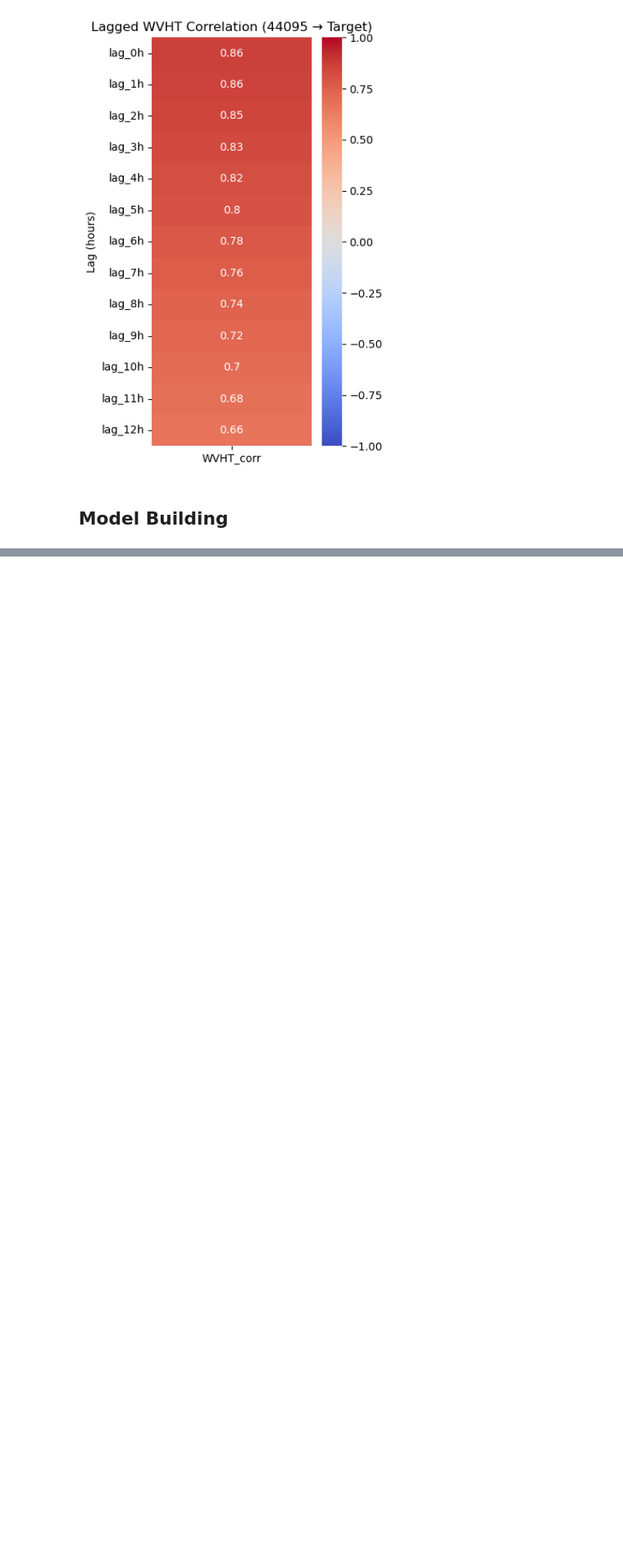
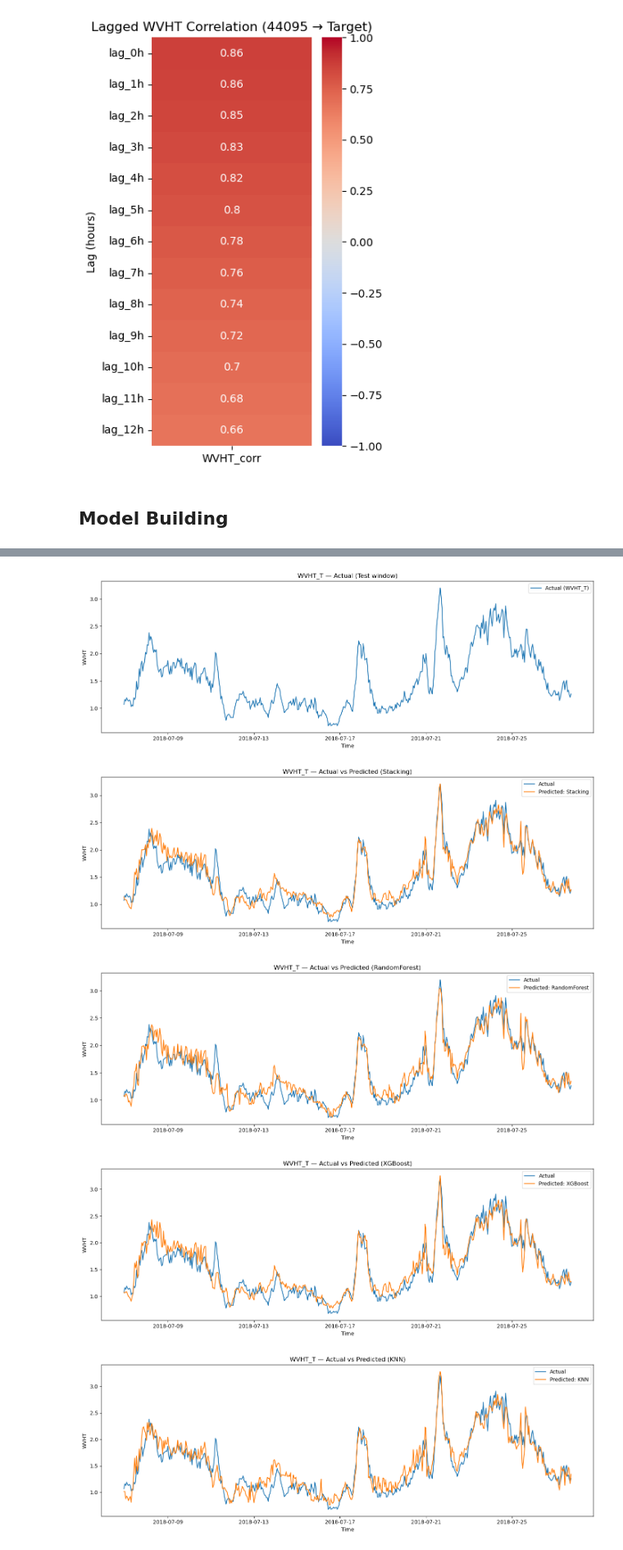
Before and after one commit to RichelCode/Wave-Energy-Forecasting, a Jupyter notebook: Wave_analysis_Considering_Two_Stations.ipynb, the cells around one changed output, grey strips where cells are left out. Shown at 82% size. Cells and saved outputs as stored; diff of their text form; code cells hidden in the pictures; blank space fills up the shorter version.

```diff
--- a/Wave_analysis_Considering_Two_Stations.ipynb
+++ b/Wave_analysis_Considering_Two_Stations.ipynb
@@ -124,0 +167,13 @@ plt.show()
+# %%
+# =========================
+# Time-based split (train first 80%, test last 20%)
+# =========================
+split_idx = int(len(df) * 0.8)
+
+train_df = df.iloc[:split_idx].copy()
+test_df  = df.iloc[split_idx:].copy()
+
+X_train, y_train = train_df[X_cols], train_df[y_col]
+X_test,  y_test  = test_df[X_cols],  test_df[y_col]
+
+len(train_df), len(test_df)
@@ -124,0 +302,30 @@ plt.show()
+# %%
+N = 500  # change to 1000 if you want a longer view
+t = test_df.index[:N]
+y_true = y_test.iloc[:N].values
+
+plt.figure(figsize=(14,5))
+plt.plot(t, y_true, label="Actual (WVHT_T)")
+plt.title("WVHT_T — Actual (Test window)")
+plt.xlabel("Time")
+plt.ylabel("WVHT")
+plt.legend()
+plt.tight_layout()
+plt.show()
+
+for name in results_df["Model"].tolist():
+    plt.figure(figsize=(14,5))
+    plt.plot(t, y_true, label="Actual")
+    plt.plot(t, preds[name][:N], label=f"Predicted: {name}")
+    plt.title(f"WVHT_T — Actual vs Predicted ({name})")
+    plt.xlabel("Time")
+    plt.ylabel("WVHT")
+    plt.legend()
+    plt.tight_layout()
+    plt.show()
+# %% [output]
+[figure, added]
+[figure, added]
+[figure, added]
+[figure, added]
+[figure, added]
```
Also changed, not shown: parts of 18 cells of this notebook.
